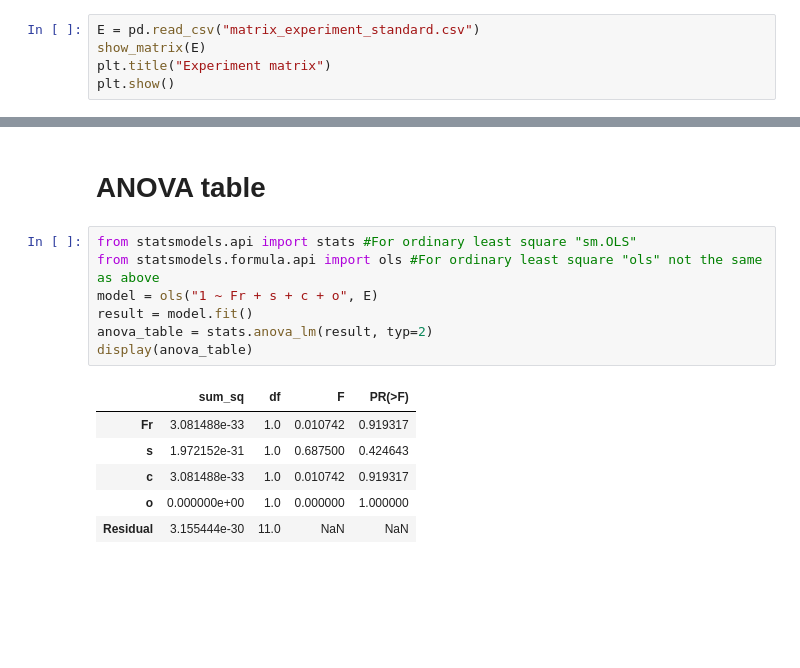
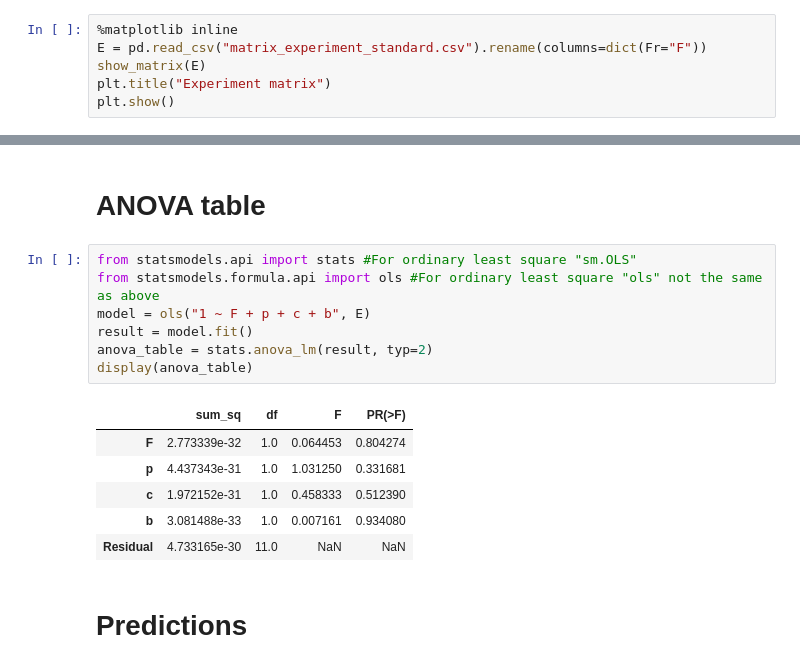
Before and after one commit to giboul/DoE_project, a Jupyter notebook: results_analysis.ipynb, the cells around one changed output, grey strips where cells are left out. Cells and saved outputs as stored; diff of their text form; blank space fills up the shorter version.

Commit message:
predictions

```diff
--- a/results_analysis.ipynb
+++ b/results_analysis.ipynb
@@ -13,7 +15,8 @@ def show_matrix(m: pd.DataFrame, cmap="coolwarm", cbar=False, annot=True, **kwar
 # %% [markdown]
 # Experiment matrix
 # %%
-E = pd.read_csv("matrix_experiment_standard.csv")
+%matplotlib inline
+E = pd.read_csv("matrix_experiment_standard.csv").rename(columns=dict(Fr="F"))
 show_matrix(E)
 plt.title("Experiment matrix")
 plt.show()
@@ -109,14 +131,16 @@ plt.show()
 # %%
 from statsmodels.api import stats #For ordinary least square "sm.OLS"
 from statsmodels.formula.api import ols #For ordinary least square "ols" not the same as above
-model = ols("1 ~ Fr + s + c + o", E)
+model = ols("1 ~ F + p + c + b", E)
 result = model.fit()
 anova_table = stats.anova_lm(result, typ=2)
 display(anova_table)
 # %% [output]
 |  | sum_sq | df | F | PR(>F) |
-| Fr | 3.081488e-33 | 1.0 | 0.010742 | 0.919317 |
-| s | 1.972152e-31 | 1.0 | 0.687500 | 0.424643 |
-| c | 3.081488e-33 | 1.0 | 0.010742 | 0.919317 |
-| o | 0.000000e+00 | 1.0 | 0.000000 | 1.000000 |
-| Residual | 3.155444e-30 | 11.0 | NaN | NaN |
+| F | 2.773339e-32 | 1.0 | 0.064453 | 0.804274 |
+| p | 4.437343e-31 | 1.0 | 1.031250 | 0.331681 |
+| c | 1.972152e-31 | 1.0 | 0.458333 | 0.512390 |
+| b | 3.081488e-33 | 1.0 | 0.007161 | 0.934080 |
+| Residual | 4.733165e-30 | 11.0 | NaN | NaN |
+# %% [markdown]
+# Predictions
```
Also changed, not shown: parts of 13 cells of this notebook, 10 other files.
